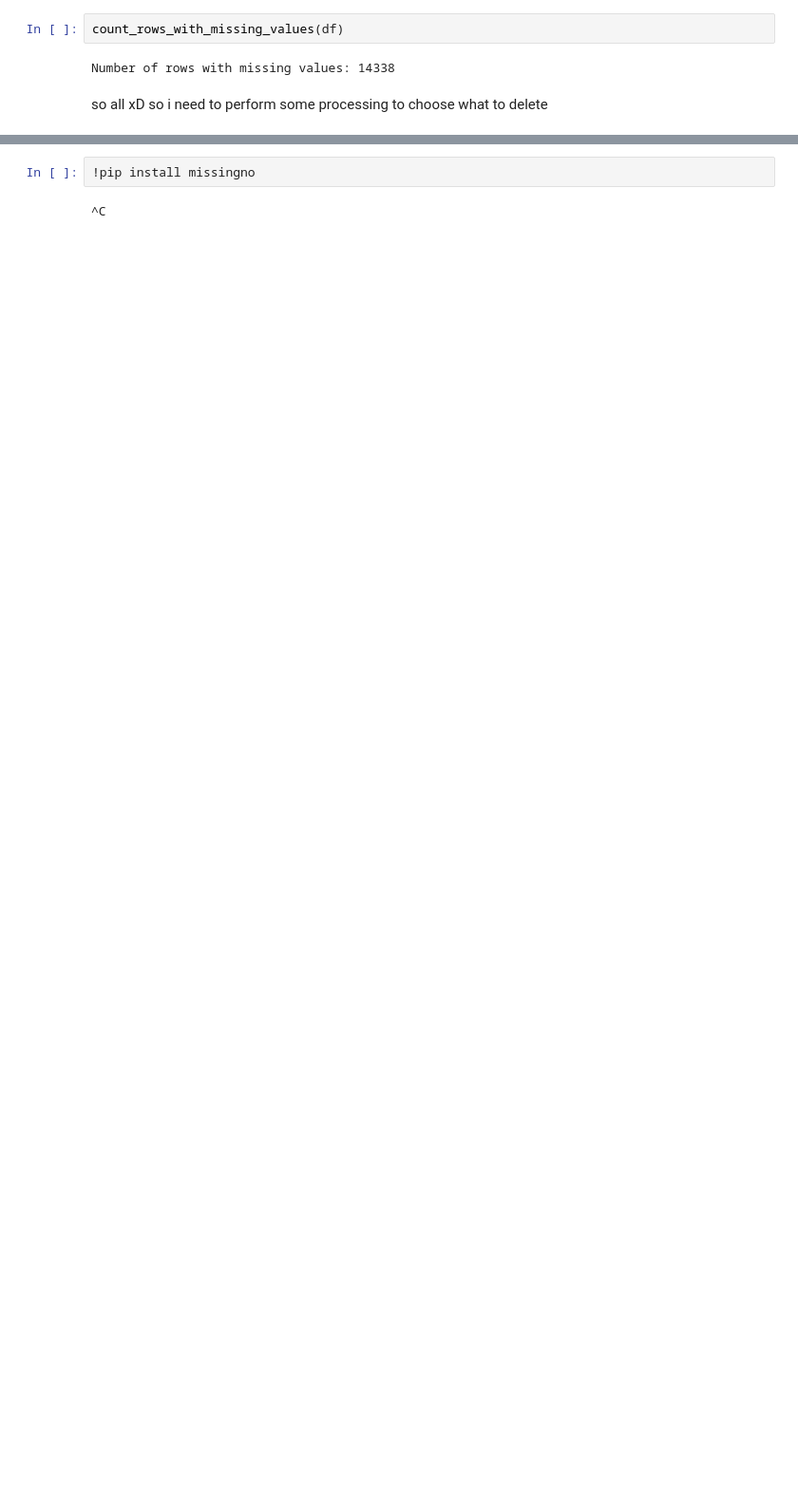
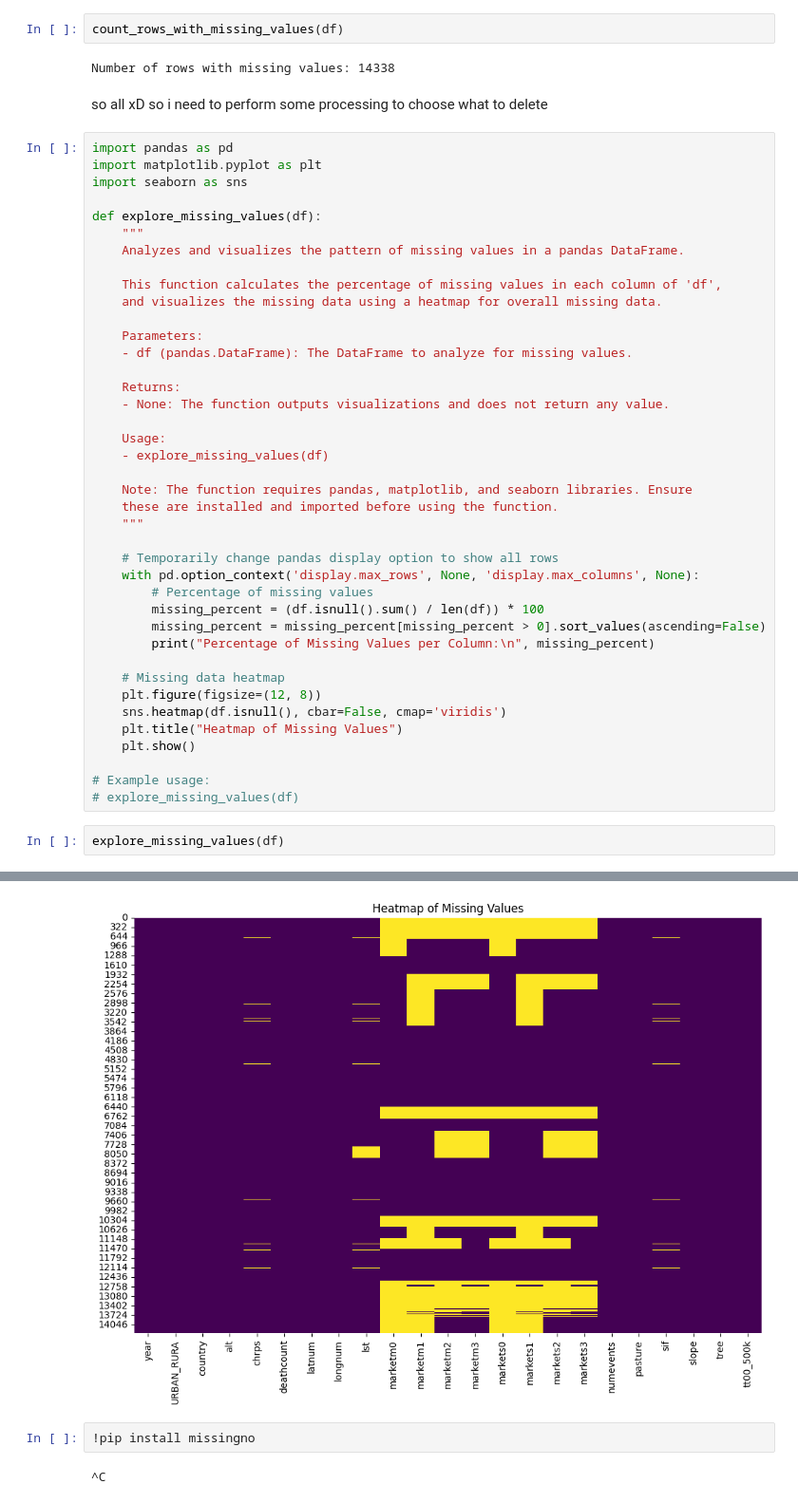
Before and after one commit to AdamPrzychodniPrivate/ml-poverty-prediction, a Jupyter notebook: pipeline/notebooks/2_EDA.ipynb, the cells around one changed output, grey strips where cells are left out. Shown at 95% size. Drawn from its saved outputs; the diff is of its cells as text; blank space fills up the shorter version.

```diff
--- a/pipeline/notebooks/2_EDA.ipynb
+++ b/pipeline/notebooks/2_EDA.ipynb
@@ -388,3 +390,46 @@ count_rows_with_missing_values(df)
 Number of rows with missing values: 14338
 # %% [markdown]
 so all xD so i need to perform some processing to choose what to delete
+# %%
+import pandas as pd
+import matplotlib.pyplot as plt
+import seaborn as sns
+
+def explore_missing_values(df):
+    """
+    Analyzes and visualizes the pattern of missing values in a pandas DataFrame.
+
+    This function calculates the percentage of missing values in each column of 'df',
+    and visualizes the missing data using a heatmap for overall missing data.
+
+    Parameters:
+    - df (pandas.DataFrame): The DataFrame to analyze for missing values.
+
+    Returns:
+    - None: The function outputs visualizations and does not return any value.
+
+    Usage:
+    - explore_missing_values(df)
+
+    Note: The function requires pandas, matplotlib, and seaborn libraries. Ensure
+    these are installed and imported before using the function.
+    """
+
+    # Temporarily change pandas display option to show all rows
+    with pd.option_context('display.max_rows', None, 'display.max_columns', None):
+        # Percentage of missing values
+        missing_percent = (df.isnull().sum() / len(df)) * 100
+        missing_percent = missing_percent[missing_percent > 0].sort_values(ascending=False)
+        print("Percentage of Missing Values per Column:\n", missing_percent)
+
+    # Missing data heatmap
+    plt.figure(figsize=(12, 8))
+    sns.heatmap(df.isnull(), cbar=False, cmap='viridis')
+    plt.title("Heatmap of Missing Values")
+    plt.show()
+
+# Example usage:
+# explore_missing_values(df)
+# %%
+explore_missing_values(df)
+# %% [output]
@@ -391,3 +449,4 @@ so all xD so i need to perform some processing to choose what to delete
+[figure, added]
 # %%
 !pip install missingno
 # %% [output]
```
Also changed, not shown: parts of 17 cells of this notebook.
